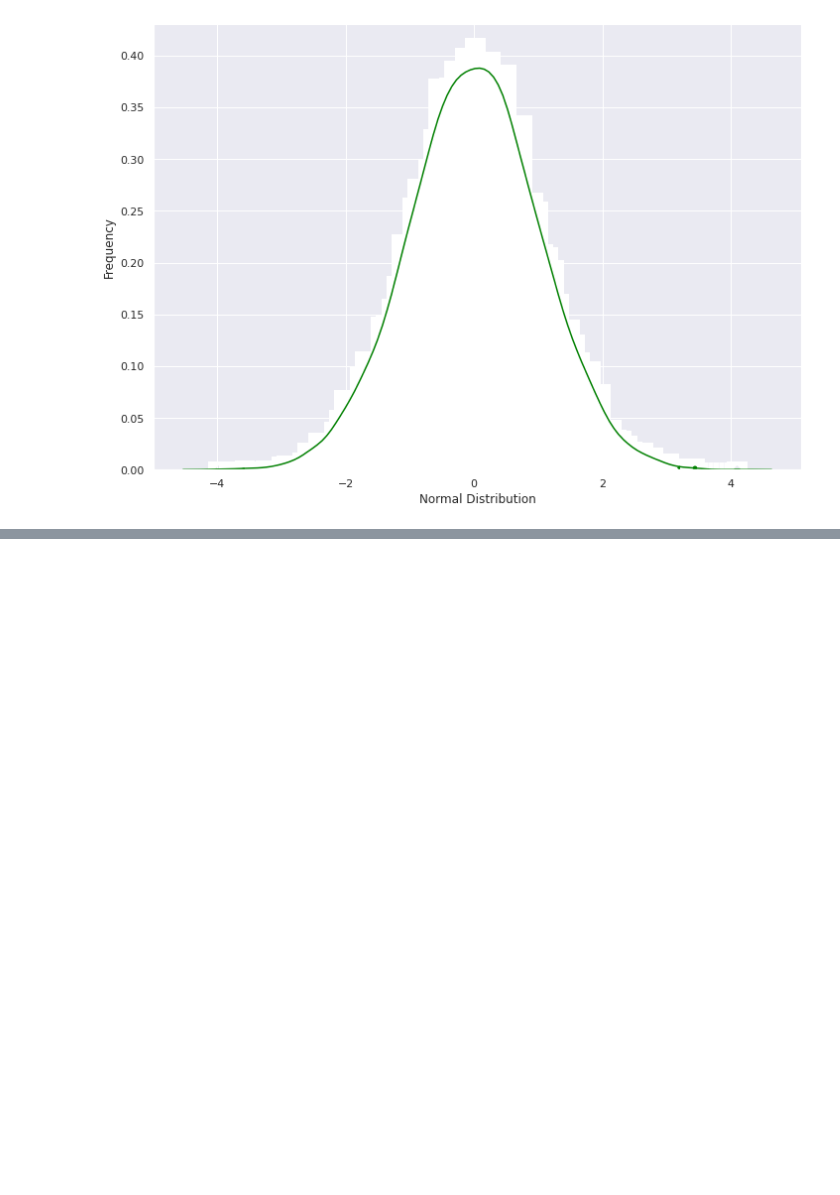
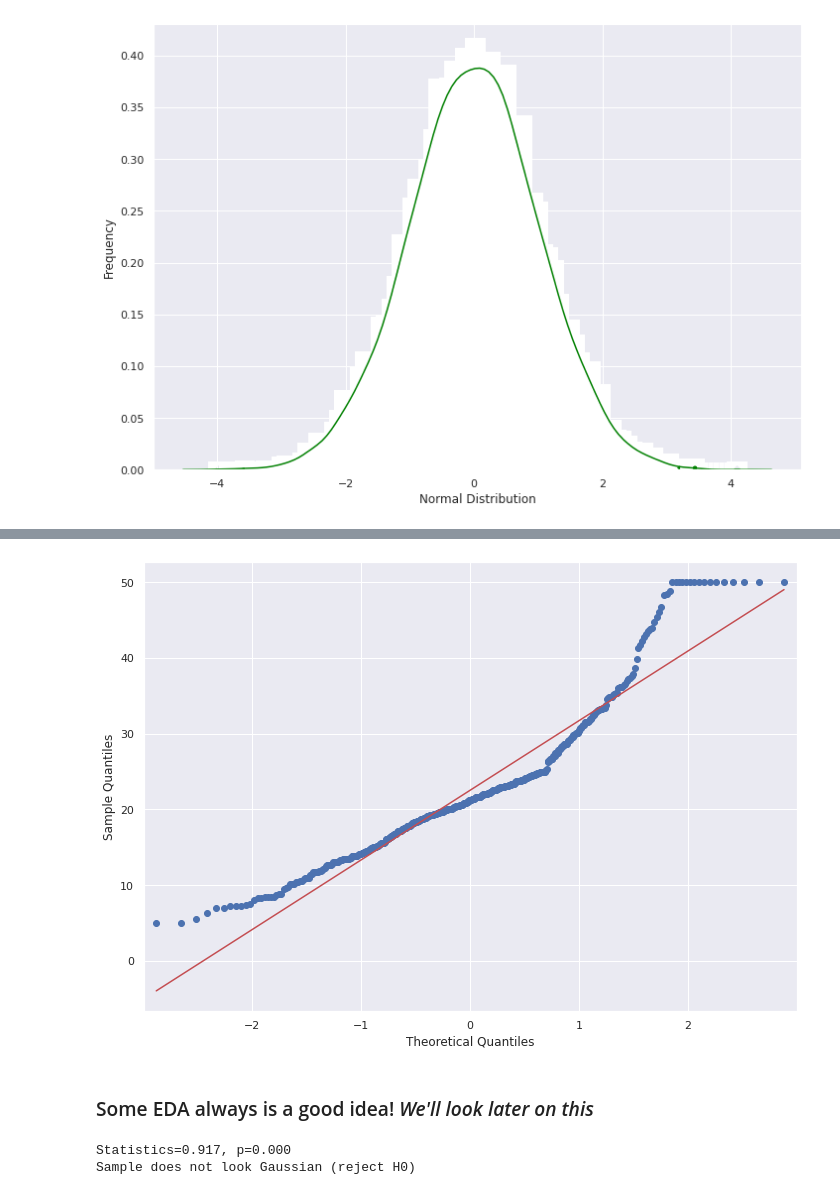
Before and after one commit to quasar95/Lectures_machinelearningbasics_nomath, a Jupyter notebook: fromZero_toLin_Log_Regression.ipynb, the cells around one changed output, grey strips where cells are left out. Drawn from its saved outputs; the diff is of its cells as text; code cells hidden in the pictures; blank space fills up the shorter version.

```diff
--- a/fromZero_toLin_Log_Regression.ipynb
+++ b/fromZero_toLin_Log_Regression.ipynb
@@ -135,0 +276,25 @@ data_gamma = gamma.rvs(a=5, size=10000)
+# %%
+from statsmodels.graphics.gofplots import qqplot
+
+qqplot(boston['MEDV'], line='s')
+plt.show()
+# %% [output]
+[figure, added]
+# %% [markdown]
+### Some EDA always is a good idea!  *We'll look later on this*
+# %%
+# Shapiro-Wilk Test
+
+from scipy.stats import shapiro
+
+stat, p = shapiro(boston['MEDV'])
+print('Statistics=%.3f, p=%.3f' % (stat, p))
+# interpret
+alpha = 0.05
+if p > alpha:
+	print('Sample looks Gaussian (fail to reject H0)')
+else:
+	print('Sample does not look Gaussian (reject H0)')
+# %% [output]
+Statistics=0.917, p=0.000
+Sample does not look Gaussian (reject H0)
```
Also changed, not shown: parts of 27 cells of this notebook.
